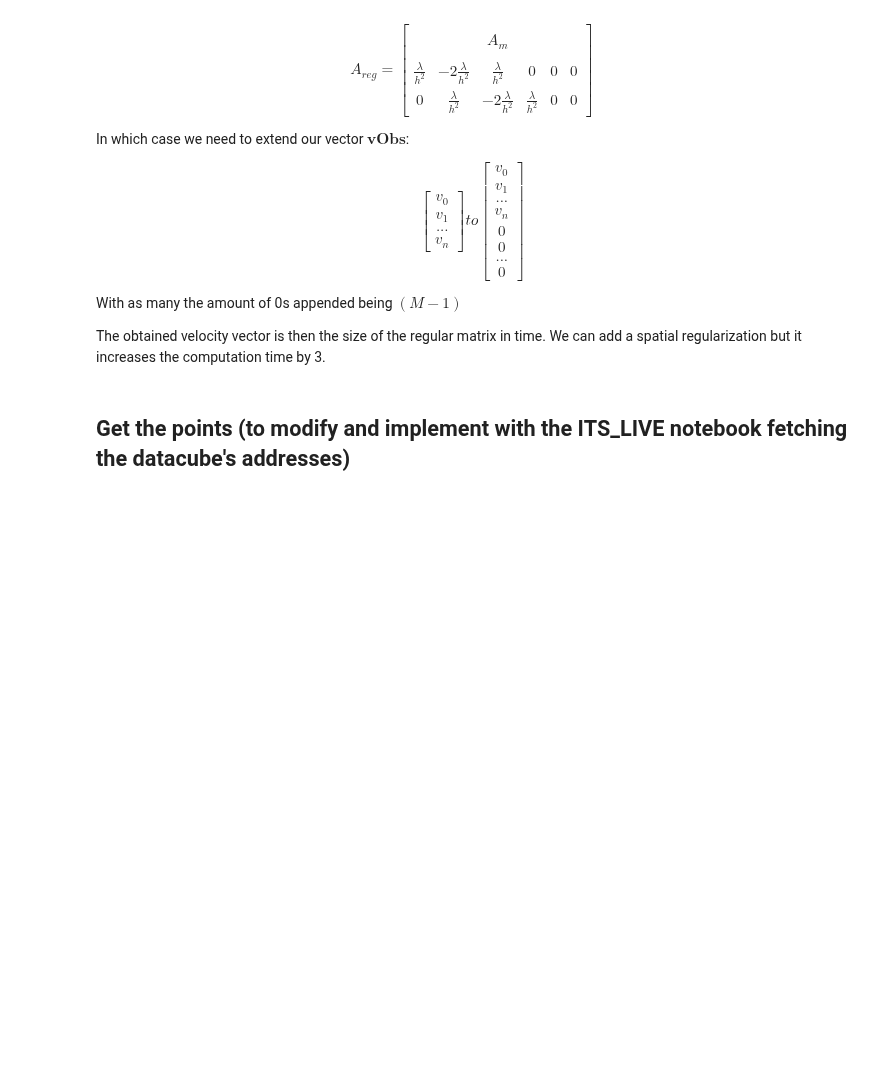
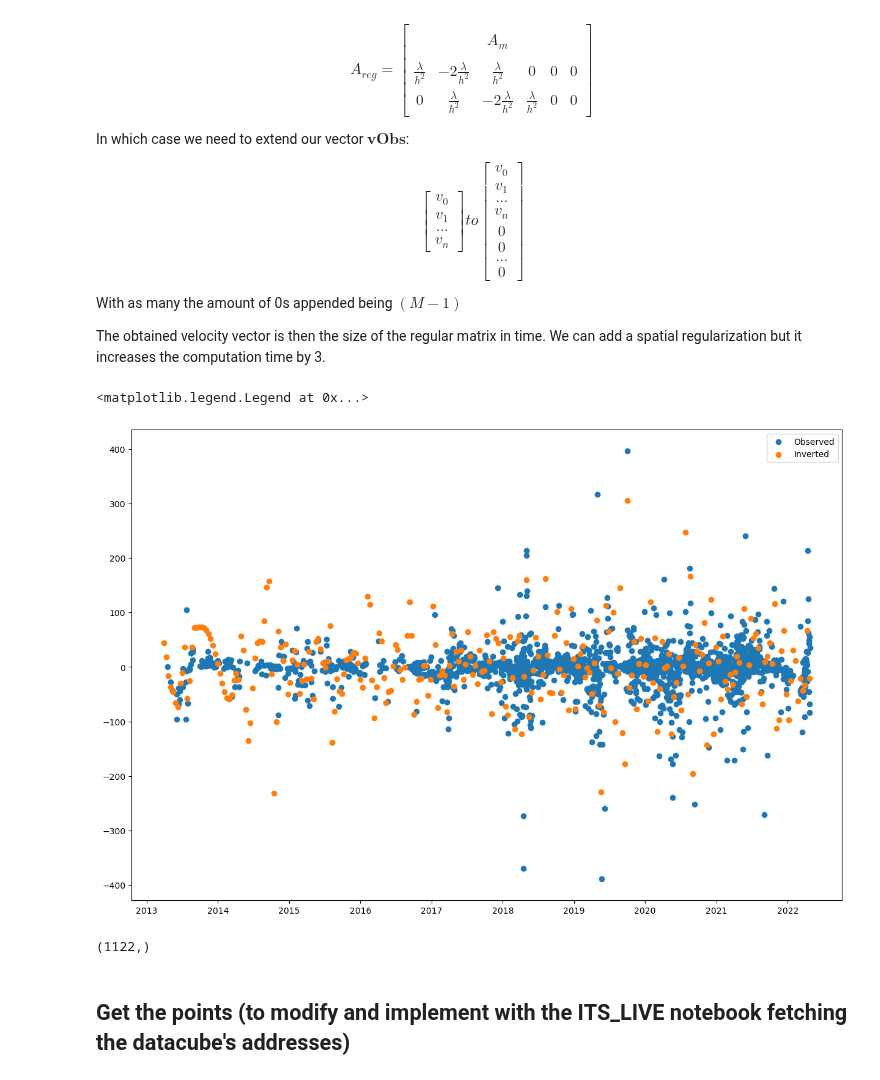
Before and after one commit to vdevauxchupin/ITS_LIVE_TOOL, a Jupyter notebook: ITS_LIVE_Inversion.ipynb, the cells around one changed output. Drawn from its saved outputs; the diff is of its cells as text; code cells hidden in the pictures; blank space fills up the shorter version.

```diff
--- a/ITS_LIVE_Inversion.ipynb
+++ b/ITS_LIVE_Inversion.ipynb
@@ -116,6 +152,23 @@ With as many the amount of 0s appended being $(M-1)$
 
 The obtained velocity vector is then the size of the regular matrix in time.
 We can add a spatial regularization but it increases the computation time by 3.
+# %%
+V = 500
+c = 0
+
+plt.figure(figsize=(15, 10))
+test = data_dict[urls[c]]['zarr_store']['vx'][:, valid_idx[0][V], valid_idx[1][V]].astype(np.float32)
+test[test<-25000] = np.nan
+plt.scatter(data_dict[urls[c]]['zarr_store']['mid_date'][:], test, label='Observed')
+plt.scatter(ind_tot, vxInv[:, y_matches[500], x_matches[500]], label='Inverted')
+plt.legend()
+# %% [output]
+<matplotlib.legend.Legend at 0x...>
+[figure, added]
+# %%
+y_matches.shape
+# %% [output]
+(1122,)
 # %% [markdown]
 ## Get the points (to modify and implement with the ITS_LIVE notebook fetching the datacube's addresses)
 # %%
```
Also changed, not shown: parts of 11 cells of this notebook.
